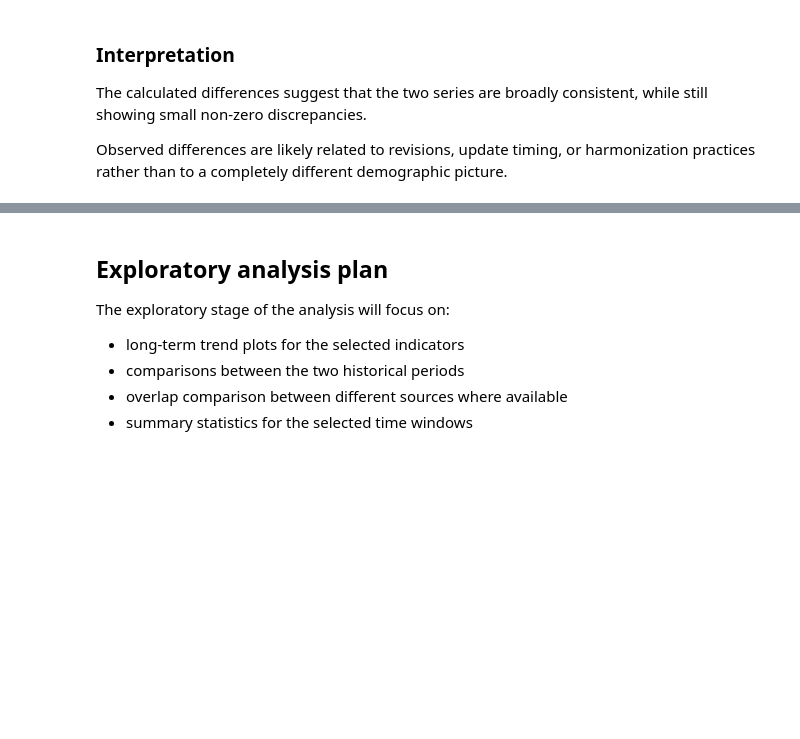
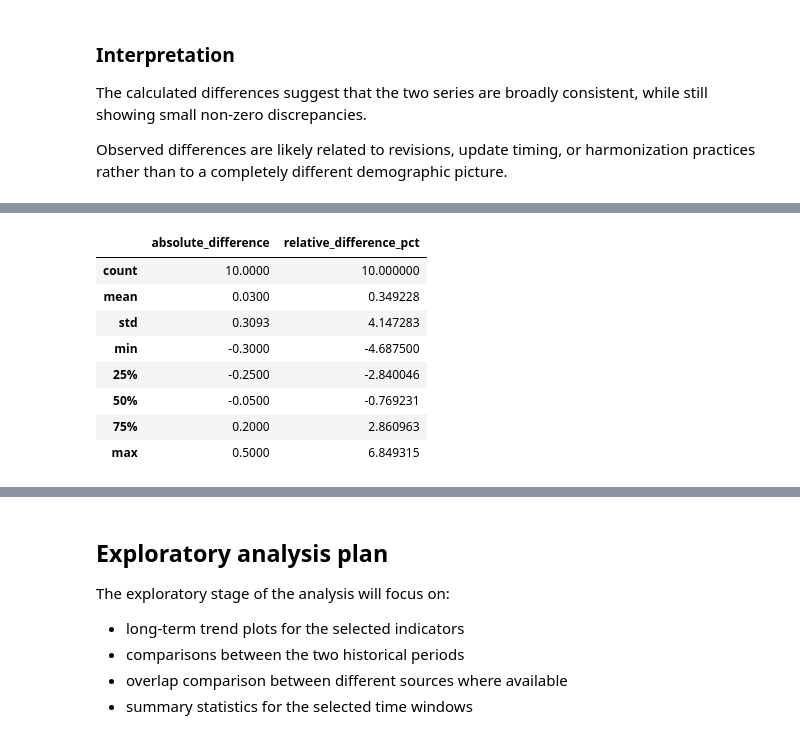
Before and after one commit to AleksM654/bulgaria-before-after-1989, a Jupyter notebook: notebooks/02_final_project_analysis.ipynb, the cells around one changed output, grey strips where cells are left out. Saved outputs shown, nothing was run; the diff lists cells and outputs as text; code cells hidden in the pictures; blank space fills up the shorter version.

Commit message:
Add source validation workflow and processed comparison files

```diff
--- a/notebooks/bulgaria_before_after_1989_analysis.ipynb
+++ b/notebooks/02_final_project_analysis.ipynb
@@ -184,0 +190,10 @@ Observed differences are likely related to revisions, update timing, or harmoniz
+# %%
+# load the cleaned World Bank and Eurostat infant mortality tables prepared in the first notebook
+
+wb_infant_mortality_clean_path = processed_data_dir / "wb_infant_mortality_clean.csv"
+infant_mortality_eurostat_clean_path = processed_data_dir / "infant_mortality_eurostat_clean.csv"
+
+wb_infant_mortality = pd.read_csv(wb_infant_mortality_clean_path)
+infant_mortality_eurostat_clean = pd.read_csv(infant_mortality_eurostat_clean_path)
+
+wb_infant_mortality.head(), infant_mortality_eurostat_clean.head()
@@ -184,0 +219,31 @@ Observed differences are likely related to revisions, update timing, or harmoniz
+# %%
+# compare the World Bank and Eurostat infant mortality series over overlapping years
+
+infant_mortality_comparison = pd.merge(
+    wb_infant_mortality,
+    infant_mortality_eurostat_clean,
+    on="year",
+    how="inner"
+)
+
+infant_mortality_comparison["absolute_difference"] = (
+    infant_mortality_comparison["infant_mortality_wb"]
+    - infant_mortality_comparison["infant_mortality_eurostat"]
+)
+
+infant_mortality_comparison["relative_difference_pct"] = (
+    infant_mortality_comparison["absolute_difference"]
+    / infant_mortality_comparison["infant_mortality_eurostat"]
+) * 100
+
+infant_mortality_comparison[["absolute_difference", "relative_difference_pct"]].describe()
+# %% [output]
+|  | absolute_difference | relative_difference_pct |
+| count | 10.0000 | 10.000000 |
+| mean | 0.0300 | 0.349228 |
+| std | 0.3093 | 4.147283 |
+| min | -0.3000 | -4.687500 |
+| 25% | -0.2500 | -2.840046 |
+| 50% | -0.0500 | -0.769231 |
+| 75% | 0.2000 | 2.860963 |
+| max | 0.5000 | 6.849315 |
```
Also changed, not shown: parts of 14 cells of this notebook, 3 other files.
